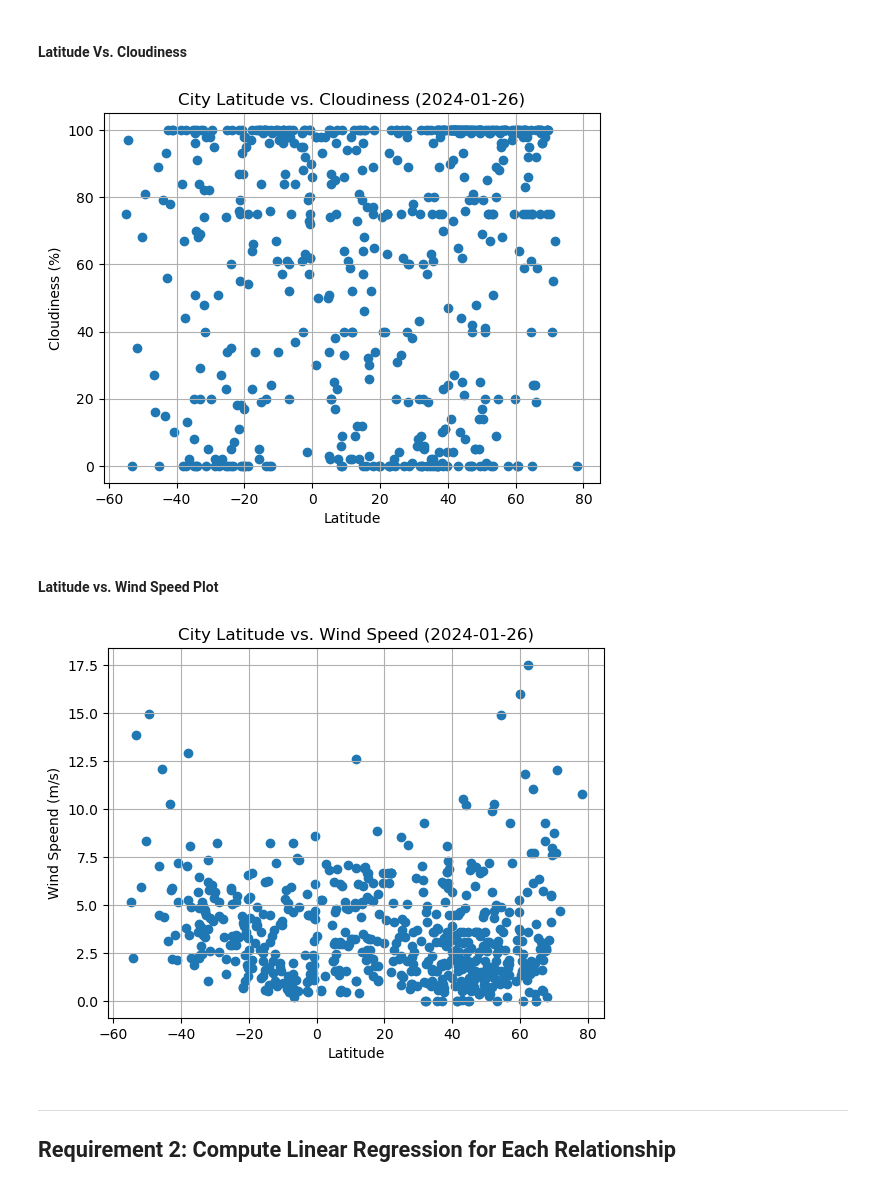
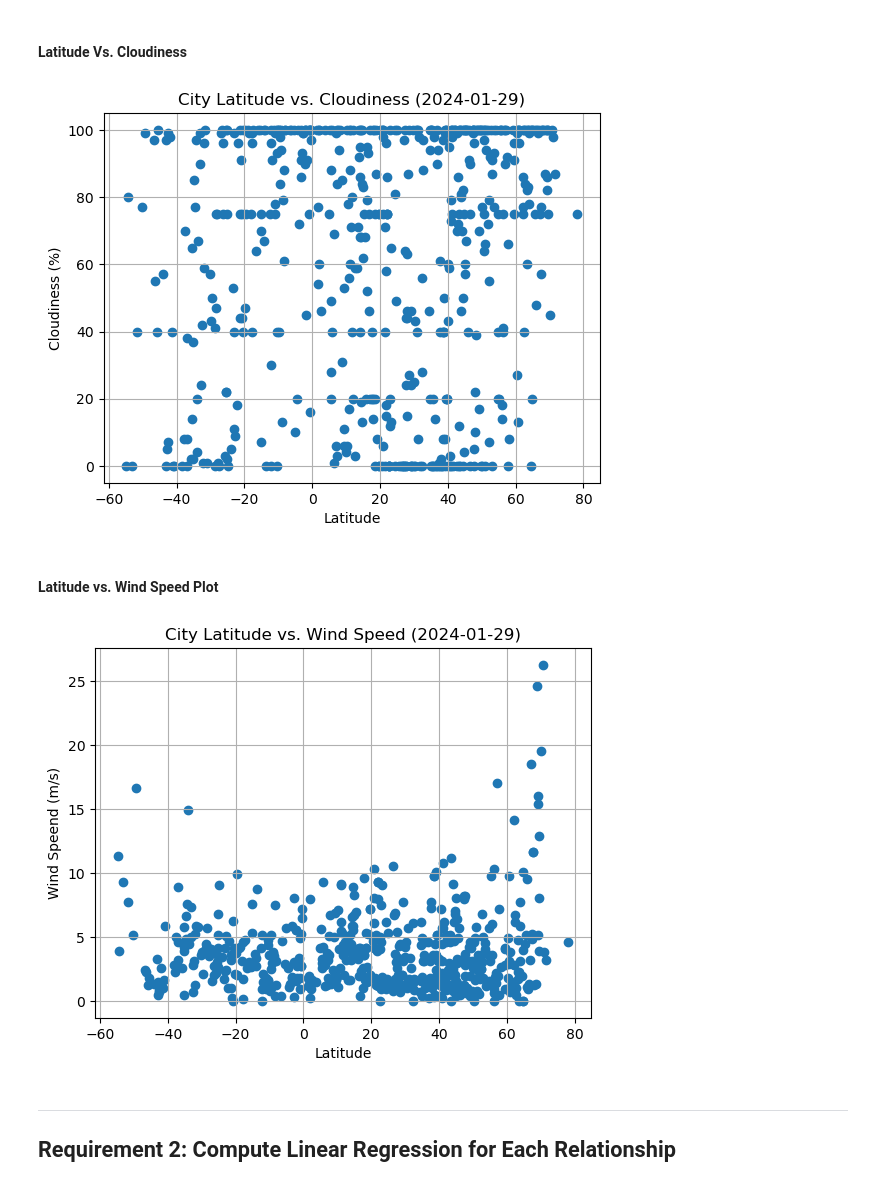
Before and after one commit to madhaught/python-api-challenge, a Jupyter notebook: WeatherPy/WeatherPy.ipynb, the cells around one changed output. Cells and saved outputs as stored; diff of their text form; code cells hidden in the pictures.

```diff
--- a/WeatherPy/WeatherPy.ipynb
+++ b/WeatherPy/WeatherPy.ipynb
@@ -233,7 +234,7 @@ plt.show()
 plt.scatter(city_data_df["Lat"], city_data_df["Cloudiness"])
 
 # Incorporate the other graph properties
-plt.title("City Latitude vs. Cloudiness (2024-01-26)")
+plt.title("City Latitude vs. Cloudiness (2024-01-29)")
 plt.ylabel("Cloudiness (%)")
 plt.xlabel("Latitude")
 plt.grid(True)
@@ -244,26 +245,26 @@ plt.savefig("output_data/Fig3.png")
 # Show plot
 plt.show()
 # %% [output]
-[figure, old version]
+[figure, new version]
 # %% [markdown]
 #### Latitude vs. Wind Speed Plot
 # %%
 # Build the scatter plots for latitude vs. wind speed
 plt.scatter(city_data_df["Lat"], city_data_df["Wind Speed"])
 
 # Incorporate the other graph properties
-plt.title("City Latitude vs. Wind Speed (2024-01-26)")
+plt.title("City Latitude vs. Wind Speed (2024-01-29)")
 plt.ylabel("Wind Speend (m/s)")
 plt.xlabel("Latitude")
 plt.grid(True)
 
 # Save the figure
 plt.savefig("output_data/Fig4.png")
 
 # Show plot
 plt.show()
 # %% [output]
-[figure, old version]
+[figure, new version]
 # %% [markdown]
 ---
 
```
Also changed, not shown: parts of 33 cells of this notebook, 5 other files.
